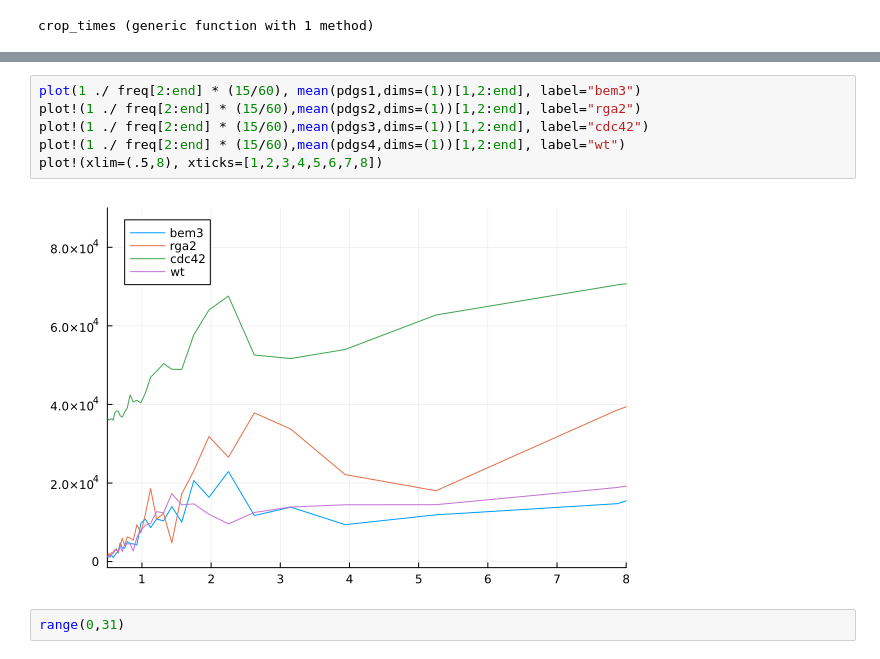
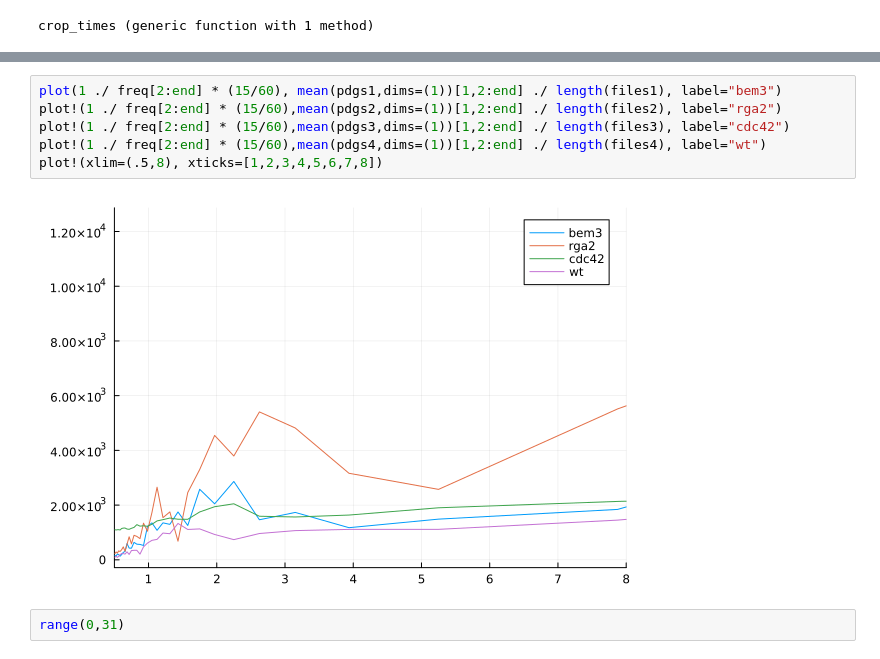
Before and after one commit to crockeraw/PolarityProject, a Jupyter notebook: proj/fig6-deletions/notebooks/cdc42_rga2_bem3.ipynb, the cells around one changed output, grey strips where cells are left out. Cells and saved outputs as stored; diff of their text form.

```diff
--- a/proj/fig6-deletions/notebooks/cdc42_rga2_bem3.ipynb
+++ b/proj/fig6-deletions/notebooks/cdc42_rga2_bem3.ipynb
@@ -207,11 +208,11 @@ plot!(mean(acs4,dims=(1))[1,:], label="wt")
 # %%
-plot(1 ./ freq[2:end] * (15/60), mean(pdgs1,dims=(1))[1,2:end], label="bem3")
-plot!(1 ./ freq[2:end] * (15/60),mean(pdgs2,dims=(1))[1,2:end], label="rga2")
-plot!(1 ./ freq[2:end] * (15/60),mean(pdgs3,dims=(1))[1,2:end], label="cdc42")
-plot!(1 ./ freq[2:end] * (15/60),mean(pdgs4,dims=(1))[1,2:end], label="wt")
+plot(1 ./ freq[2:end] * (15/60), mean(pdgs1,dims=(1))[1,2:end] ./ length(files1), label="bem3")
+plot!(1 ./ freq[2:end] * (15/60),mean(pdgs2,dims=(1))[1,2:end] ./ length(files2), label="rga2")
+plot!(1 ./ freq[2:end] * (15/60),mean(pdgs3,dims=(1))[1,2:end] ./ length(files3), label="cdc42")
+plot!(1 ./ freq[2:end] * (15/60),mean(pdgs4,dims=(1))[1,2:end] ./ length(files4), label="wt")
 plot!(xlim=(.5,8), xticks=[1,2,3,4,5,6,7,8])
 # %% [output]
-[figure, old version]
+[figure, new version]
 # %%
 range(0,31)
 # %% [output]
```
Also changed, not shown: parts of 5 cells of this notebook, 1 other file.
